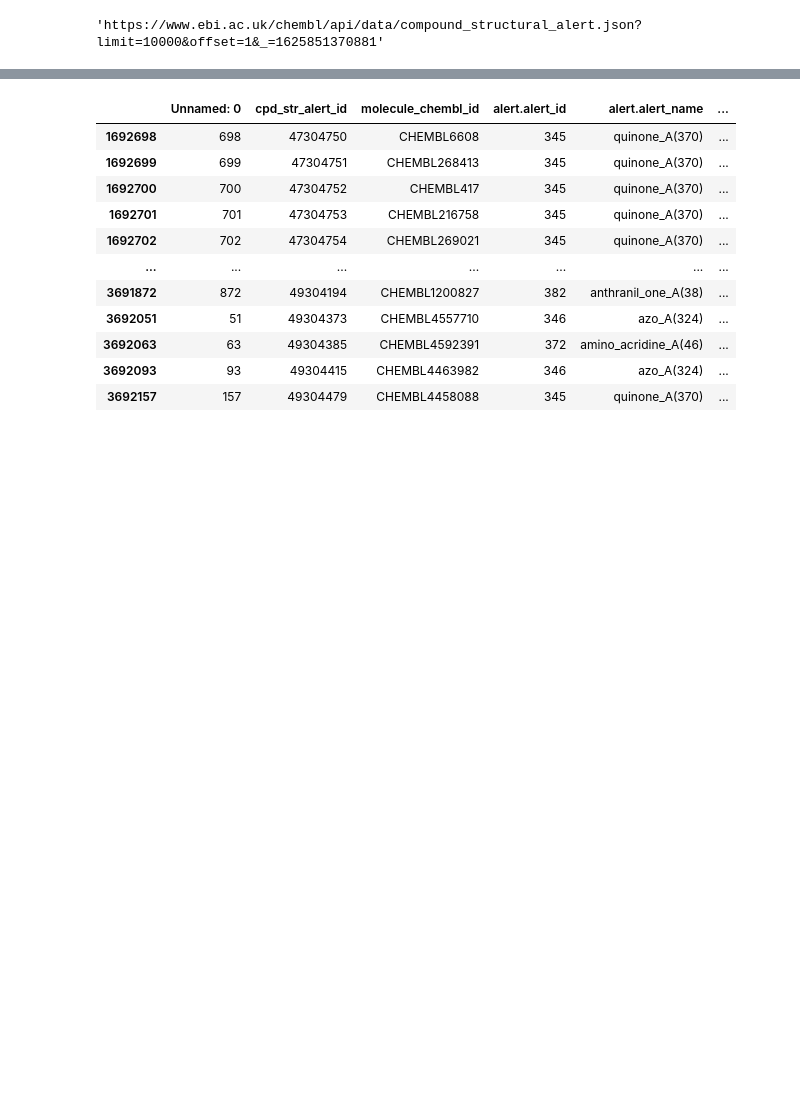
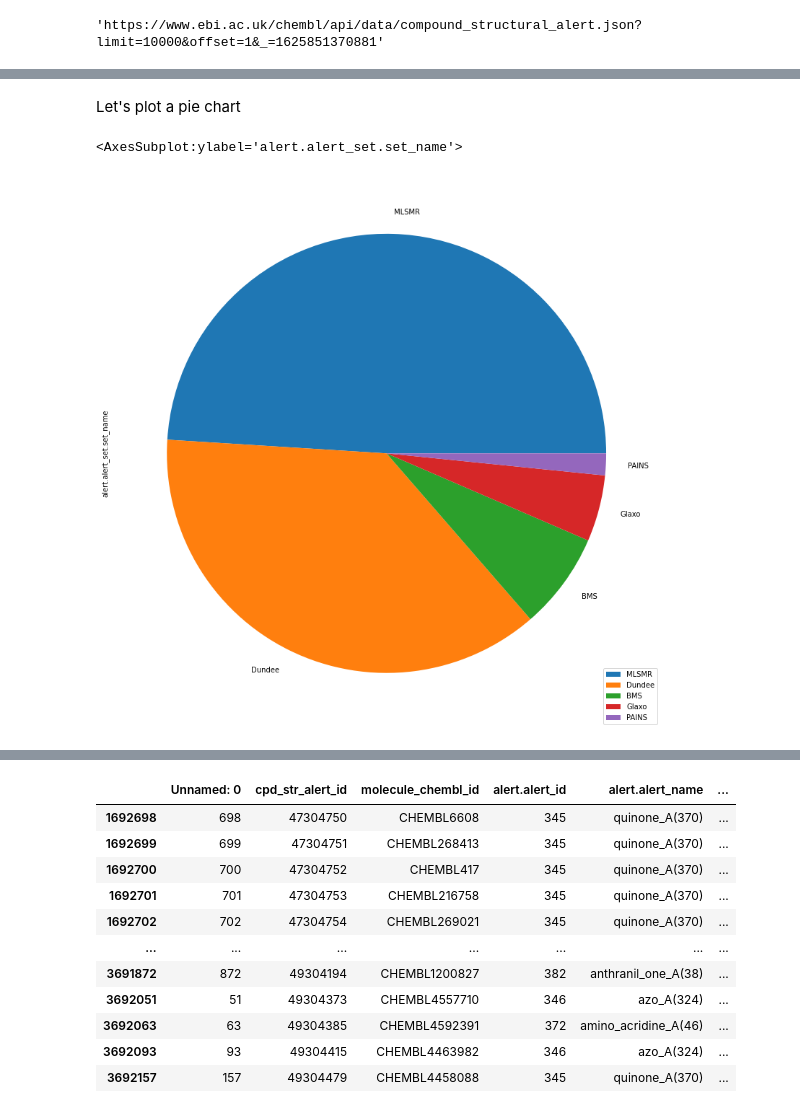
Before and after one commit to nizamibilal/ChemBL_api_parsing, a Jupyter notebook: chembl_structural_alert_analysis.ipynb, the cells around one changed output, grey strips where cells are left out. Saved outputs shown, nothing was run; the diff lists cells and outputs as text; code cells hidden in the pictures; blank space fills up the shorter version.

```diff
--- a/chembl_structural_alert_analysis.ipynb
+++ b/chembl_structural_alert_analysis.ipynb
@@ -116,3 +190,10 @@ Length: 3692283, dtype: int64
+# %% [markdown]
+Let's plot a pie chart
+# %%
+df['alert.alert_set.set_name'].value_counts().plot.pie(figsize=(18, 14), legend=True)
+# %% [output]
+<AxesSubplot:ylabel='alert.alert_set.set_name'>
+[figure, added]
 # %%
 df['cpd_str_alert_id'].groupby(df['alert.alert_set.set_name']).describe()
 # %% [output]
```
Also changed, not shown: parts of 19 cells of this notebook.
